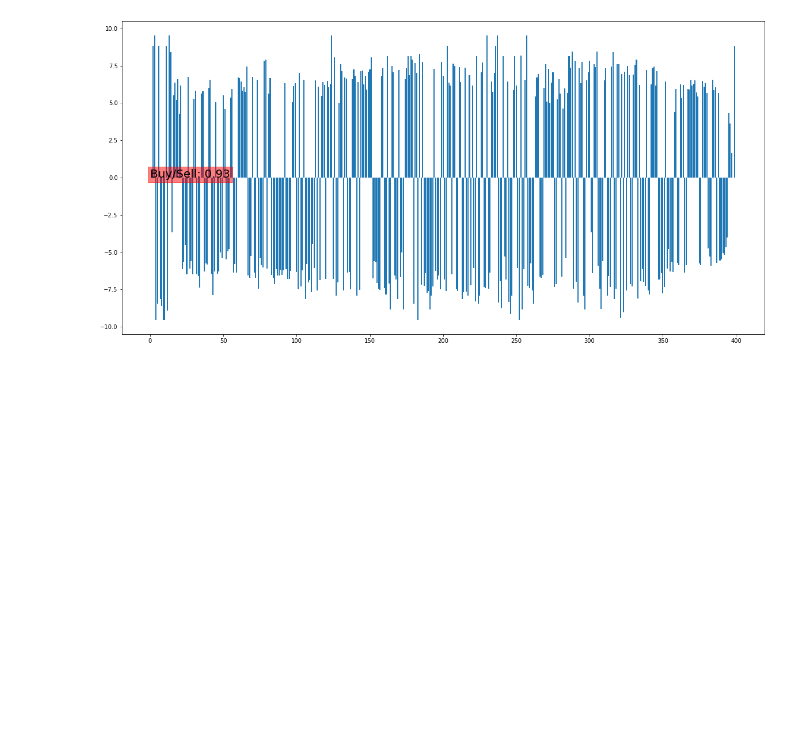
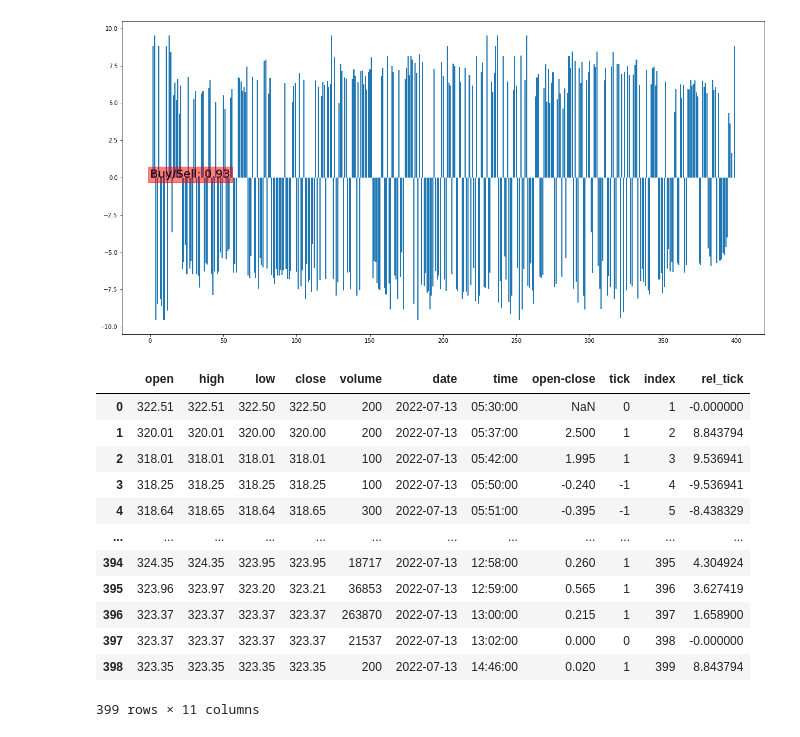
Before and after one commit to CodeCerebro/tpa, a Jupyter notebook: tda.ipynb, the cells around one changed output. Drawn from its saved outputs; the diff is of its cells as text; code cells hidden in the pictures; blank space fills up the shorter version.

```diff
--- a/tda.ipynb
+++ b/tda.ipynb
@@ -416,3 +418,19 @@ def uptick_downtick(ticker, payload):
 MDB = uptick_downtick('MA', payload_1m)
 # %% [output]
 [figure]
+# %%
+MDB
+# %% [output]
+|  | open | high | low | close | volume | date | time | open-close | tick | index | rel_tick |
+| 0 | 322.51 | 322.51 | 322.50 | 322.50 | 200 | 2022-07-13 | 05:30:00 | NaN | 0 | 1 | -0.000000 |
+| 1 | 320.01 | 320.01 | 320.00 | 320.00 | 200 | 2022-07-13 | 05:37:00 | 2.500 | 1 | 2 | 8.843794 |
+| 2 | 318.01 | 318.01 | 318.01 | 318.01 | 100 | 2022-07-13 | 05:42:00 | 1.995 | 1 | 3 | 9.536941 |
+| 3 | 318.25 | 318.25 | 318.25 | 318.25 | 100 | 2022-07-13 | 05:50:00 | -0.240 | -1 | 4 | -9.536941 |
+| 4 | 318.64 | 318.65 | 318.64 | 318.65 | 300 | 2022-07-13 | 05:51:00 | -0.395 | -1 | 5 | -8.438329 |
+| ... | ... | ... | ... | ... | ... | ... | ... | ... | ... | ... | ... |
+| 394 | 324.35 | 324.35 | 323.95 | 323.95 | 18717 | 2022-07-13 | 12:58:00 | 0.260 | 1 | 395 | 4.304924 |
+| 395 | 323.96 | 323.97 | 323.20 | 323.21 | 36853 | 2022-07-13 | 12:59:00 | 0.565 | 1 | 396 | 3.627419 |
+| 396 | 323.37 | 323.37 | 323.37 | 323.37 | 263870 | 2022-07-13 | 13:00:00 | 0.215 | 1 | 397 | 1.658900 |
+| 397 | 323.37 | 323.37 | 323.37 | 323.37 | 21537 | 2022-07-13 | 13:02:00 | 0.000 | 0 | 398 | -0.000000 |
+| 398 | 323.35 | 323.35 | 323.35 | 323.35 | 200 | 2022-07-13 | 14:46:00 | 0.020 | 1 | 399 | 8.843794 |
+399 rows × 11 columns
```
Also changed, not shown: parts of 7 cells of this notebook.
